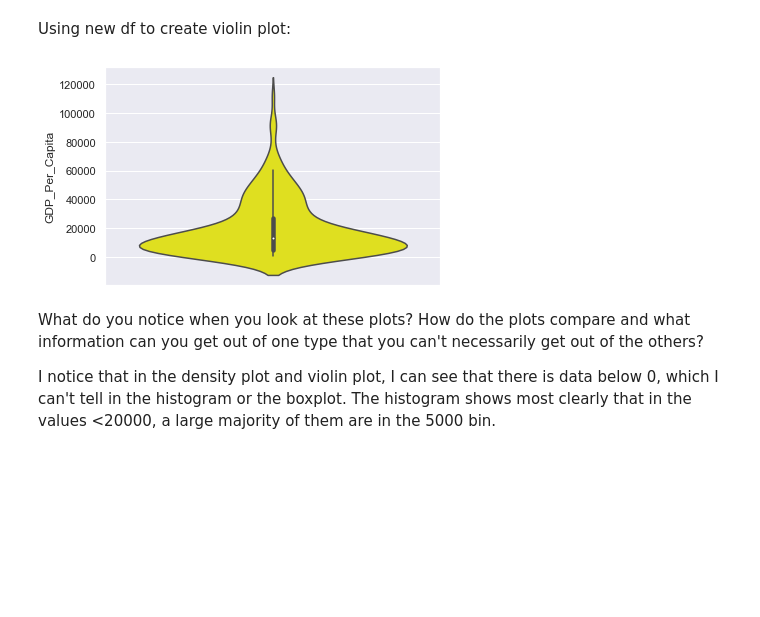
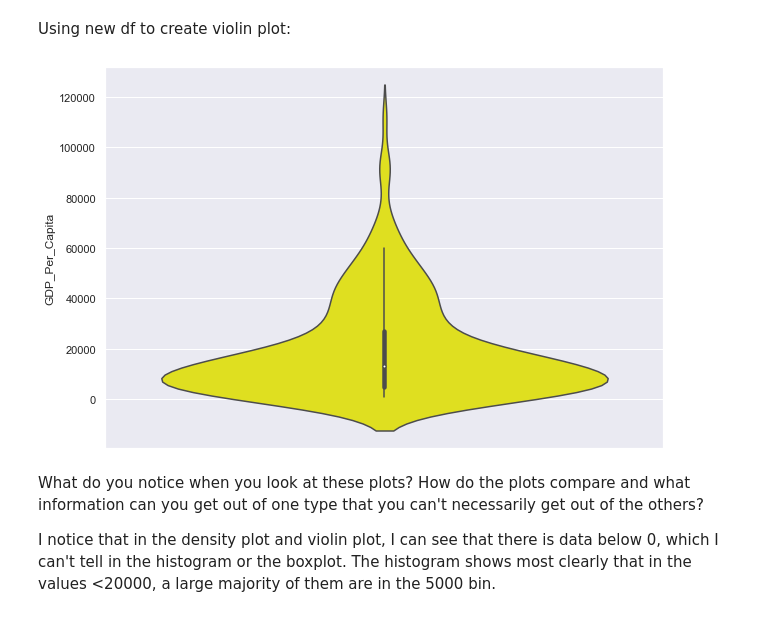
Before and after one commit to NSS-Data-Analytics-Cohort-10/gdp-and-internet-usage-t-white-21, a Jupyter notebook: notebook/un_project.ipynb, the cells around one changed output. Drawn from its saved outputs; the diff is of its cells as text; code cells hidden in the pictures; blank space fills up the shorter version.

```diff
--- a/notebook/un_project.ipynb
+++ b/notebook/un_project.ipynb
@@ -127,12 +133,14 @@ plt.show()
 Using new df to create violin plot:
 # %%
 sns.set(style="darkgrid")
+
+plt.figure(figsize=(10, 7))
 
 # Make boxplot for one group only
 sns.violinplot(y=gdp_df_2020["GDP_Per_Capita"], color='yellow')
 plt.show()
 # %% [output]
-[figure, old version]
+[figure, new version]
 # %% [markdown]
 What do you notice when you look at these plots? How do the plots compare and what information can you get out of one type that you can't necessarily get out of the others?
 
```
Also changed, not shown: parts of 15 cells of this notebook.
